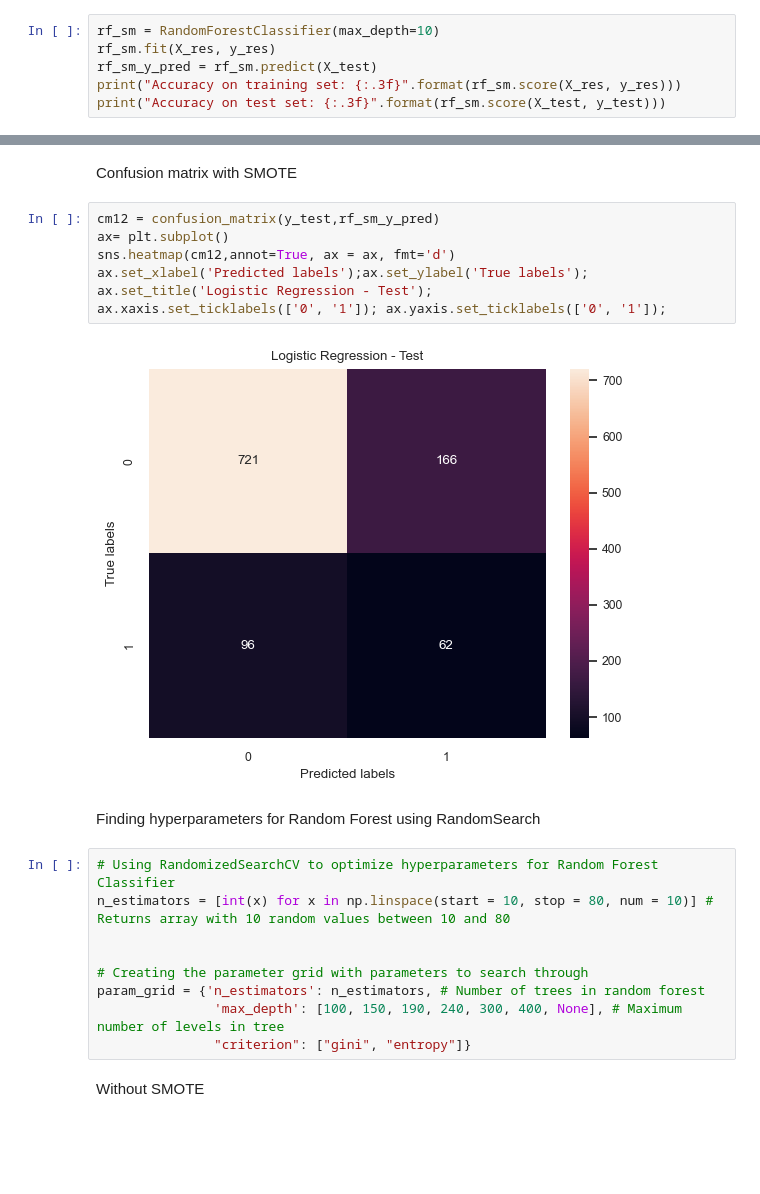
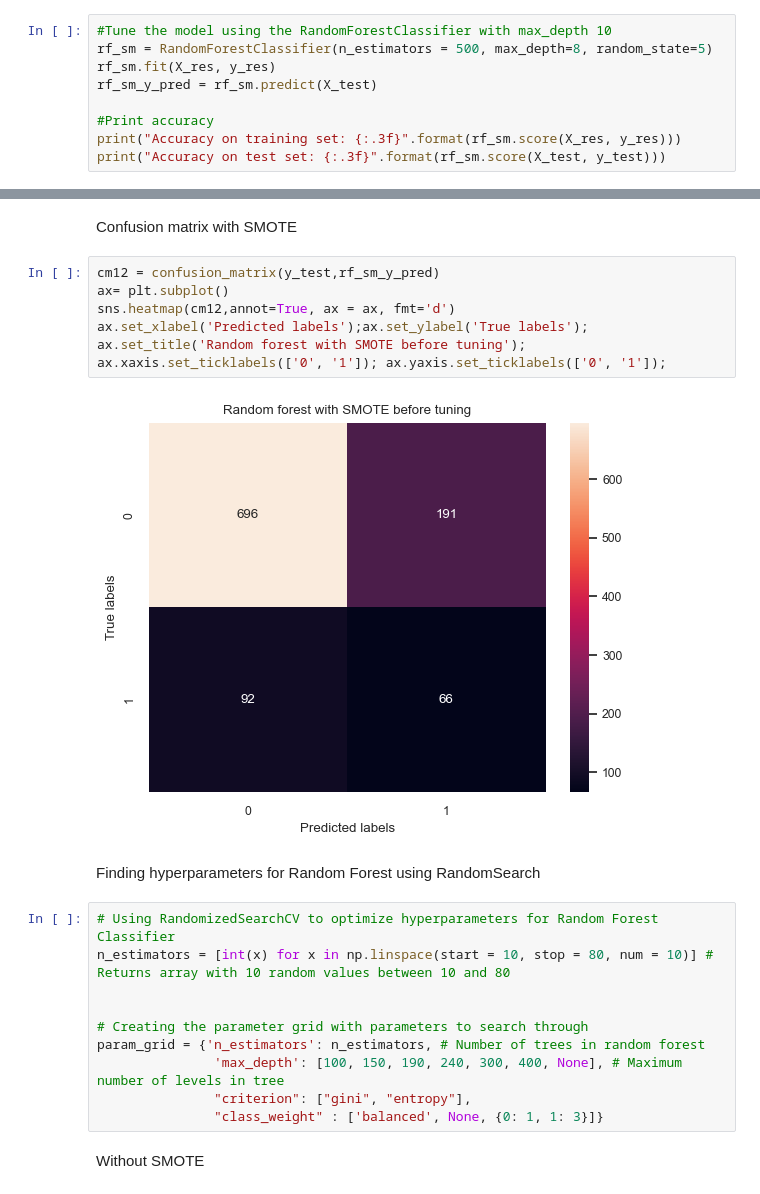
Before and after one commit to heddaenger/Bigdatamanagement, a Jupyter notebook: CHD Exam Project.ipynb, the cells around one changed output, grey strips where cells are left out. Cells and saved outputs as stored; diff of their text form; blank space fills up the shorter version.

```diff
--- a/CHD Exam Project.ipynb
+++ b/CHD Exam Project.ipynb
@@ -849,9 +864,12 @@ Accuracy on test set: 0.856
 # %% [markdown]
 WITH SMOTE
 # %%
-rf_sm = RandomForestClassifier(max_depth=10)
+#Tune the model using the RandomForestClassifier with max_depth 10
+rf_sm = RandomForestClassifier(n_estimators = 500, max_depth=8, random_state=5)
 rf_sm.fit(X_res, y_res)
 rf_sm_y_pred = rf_sm.predict(X_test)
+
+#Print accuracy
 print("Accuracy on training set: {:.3f}".format(rf_sm.score(X_res, y_res)))
 print("Accuracy on test set: {:.3f}".format(rf_sm.score(X_test, y_test)))
 # %% [output]
@@ -911,12 +918,12 @@ Confusion matrix with SMOTE
 # %%
 cm12 = confusion_matrix(y_test,rf_sm_y_pred)
 ax= plt.subplot()
 sns.heatmap(cm12,annot=True, ax = ax, fmt='d')
 ax.set_xlabel('Predicted labels');ax.set_ylabel('True labels');
-ax.set_title('Logistic Regression - Test');
+ax.set_title('Random forest with SMOTE before tuning');
 ax.xaxis.set_ticklabels(['0', '1']); ax.yaxis.set_ticklabels(['0', '1']);
 # %% [output]
-[figure, old version]
+[figure, new version]
 # %% [markdown]
 Finding hyperparameters for Random Forest using RandomSearch
 # %%
@@ -927,7 +934,8 @@ n_estimators = [int(x) for x in np.linspace(start = 10, stop = 80, num = 10)] #
 # Creating the parameter grid with parameters to search through
 param_grid = {'n_estimators': n_estimators, # Number of trees in random forest
                'max_depth': [100, 150, 190, 240, 300, 400, None], # Maximum number of levels in tree
-               "criterion": ["gini", "entropy"]}
+               "criterion": ["gini", "entropy"],
+               "class_weight" : ['balanced', None, {0: 1, 1: 3}]}
 # %% [markdown]
 Without SMOTE
 # %%
```
Also changed, not shown: parts of 39 cells of this notebook.
